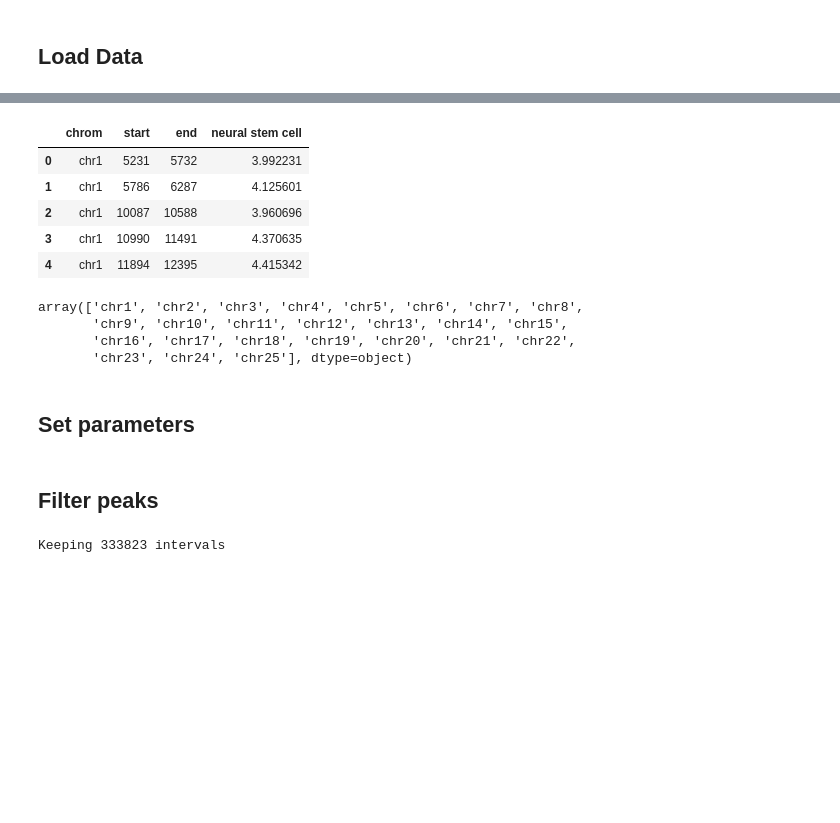
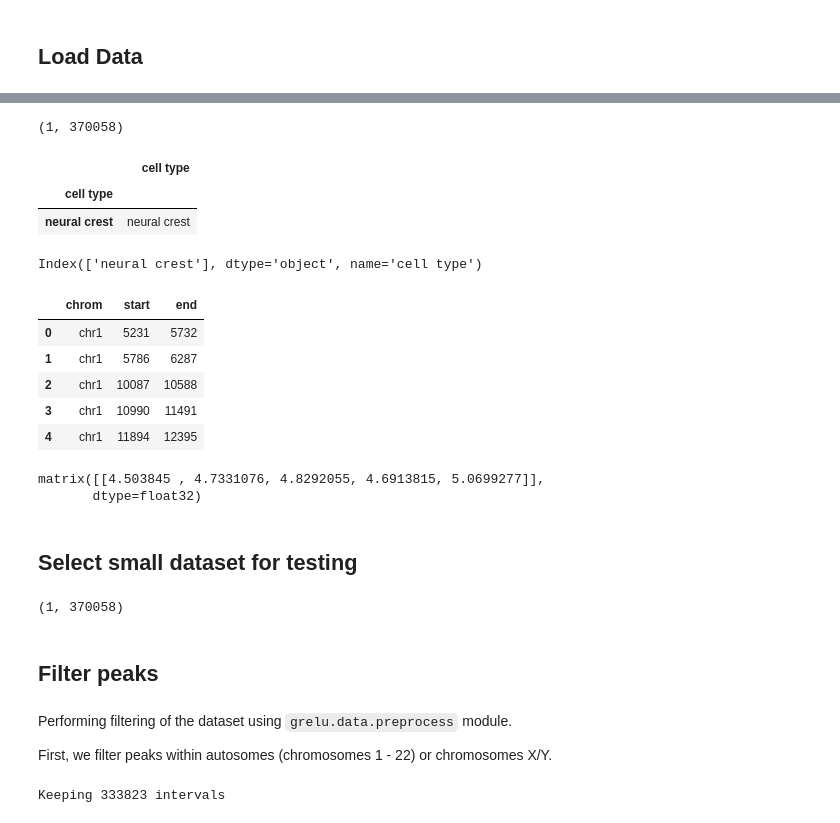
Before and after one commit to victornemenike/neural-crest-deep-learning, a Jupyter notebook: notebooks/single_task_model.ipynb, the cells around one changed output, grey strips where cells are left out. Drawn from its saved outputs; the diff is of its cells as text; code cells hidden in the pictures; blank space fills up the shorter version.

```diff
--- a/notebooks/single_task_model.ipynb
+++ b/notebooks/single_task_model.ipynb
@@ -72,19 +20,0 @@ data.head()
-# %%
-neural_crest_peaks = data[['chrom', 'start', 'end', 'neural stem cell']]
-neural_crest_peaks.head()
-# %% [output]
-|  | chrom | start | end | neural stem cell |
-| 0 | chr1 | 5231 | 5732 | 3.992231 |
-| 1 | chr1 | 5786 | 6287 | 4.125601 |
-| 2 | chr1 | 10087 | 10588 | 3.960696 |
-| 3 | chr1 | 10990 | 11491 | 4.370635 |
-| 4 | chr1 | 11894 | 12395 | 4.415342 |
-# %%
-neural_crest_peaks.chrom.unique()
-# %% [output]
-array(['chr1', 'chr2', 'chr3', 'chr4', 'chr5', 'chr6', 'chr7', 'chr8',
-       'chr9', 'chr10', 'chr11', 'chr12', 'chr13', 'chr14', 'chr15',
-       'chr16', 'chr17', 'chr18', 'chr19', 'chr20', 'chr21', 'chr22',
-       'chr23', 'chr24', 'chr25'], dtype=object)
-# %% [markdown]
-## Set parameters
@@ -97,5 +21,62 @@ genome = "hg38"  #--> Can we really use human microglia for our Zebra dataset?
+# %%
+peaks = pd.read_csv("../data/normalized_peaks.csv")
+peaks = peaks[['neural crest']]
+
+ad = csr_matrix(peaks.to_numpy(), dtype=np.float32)
+ad = anndata.AnnData(ad).T
+
+# Prepare ad.obs
+cell_types = pd.DataFrame({'cell type': peaks.columns})
+ad.obs = cell_types
+ad.obs_names = ad.obs['cell type']
+
+# Prepare ad.var
+var = pd.read_csv("../data/chromosomes.10hpf.bed", sep = '\t', header = None)
+var.columns = ['chrom', 'start', 'end', 'name', 'score', 'strand']
+var = var.drop(columns =['name', 'score', 'strand'])
+var.index = var.index.astype(str)
+ad.var = var
+
+ad.shape
+# %% [output]
+(1, 370058)
+# %%
+ad.obs
+# %% [output]
+|  | cell type |
+| cell type |  |
+| neural crest | neural crest |
+# %%
+ad.obs_names
+# %% [output]
+Index(['neural crest'], dtype='object', name='cell type')
+# %%
+ad.var.head()
+# %% [output]
+|  | chrom | start | end |
+| 0 | chr1 | 5231 | 5732 |
+| 1 | chr1 | 5786 | 6287 |
+| 2 | chr1 | 10087 | 10588 |
+| 3 | chr1 | 10990 | 11491 |
+| 4 | chr1 | 11894 | 12395 |
+# %%
+ad.X[0:5,0:5].todense()
+# %% [output]
+matrix([[4.503845 , 4.7331076, 4.8292055, 4.6913815, 5.0699277]],
+       dtype=float32)
+# %% [markdown]
+## Select small dataset for testing
+# %%
+#ad = ad[:,:10000]
+ad.shape
+# %% [output]
+(1, 370058)
 # %% [markdown]
 ## Filter peaks
+# %% [markdown]
+Performing filtering of the dataset using `grelu.data.preprocess` module.
+
+First, we filter peaks within autosomes (chromosomes 1 - 22) or chromosomes X/Y.
 # %%
 import grelu.data.preprocess
 
```
Also changed, not shown: parts of 40 cells of this notebook, 1 other file.
